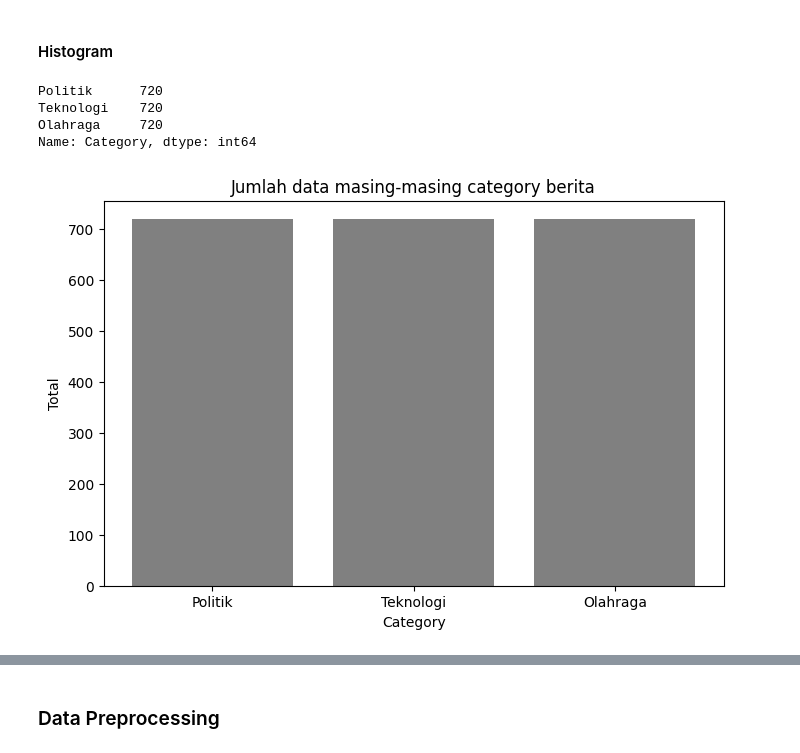
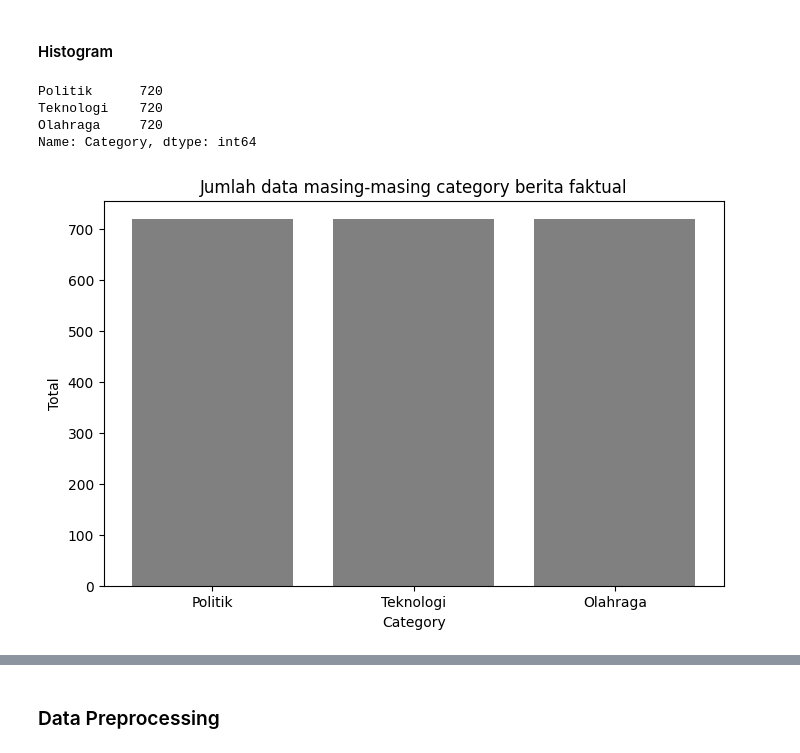
Before and after one commit to 6ill/NLP-Project-Fake-News-Indonesia, a Jupyter notebook: worksheet.ipynb, the cells around one changed output, grey strips where cells are left out. Saved outputs shown, nothing was run; the diff lists cells and outputs as text; code cells hidden in the pictures.

```diff
--- a/worksheet.ipynb
+++ b/worksheet.ipynb
@@ -85,32 +85,32 @@ Banyak data berita palsu:  2152
 category_series = real_news["Category"]
 
 # Convert to freq table
 freq_table = category_series.value_counts()
 display(freq_table)
 
 ### Bar Chart
 # Membangun list nilai x dan y untuk digambar di bar chart
 x = freq_table.index.to_list()
 y = freq_table.to_list()
 
 # mendefinisikan kanvas untuk menggambar diagram
 fig = plt.figure(figsize =(8, 5))
 
 # perintah untuk menggambar diagram di kanvas
 plt.bar(x, y, color='grey')
 
 # perintah untuk memberi label sumbu x dan y
 plt.xlabel("Category")
 plt.ylabel("Total")
 
 # perintah untuk memberi judul diagram
-plt.title("Jumlah data masing-masing category berita")
+plt.title("Jumlah data masing-masing category berita faktual")
 
 # perintah untuk menampilkan gambar di kanvas
 plt.show()
 # %% [output]
 Politik      720
 Teknologi    720
 Olahraga     720
 Name: Category, dtype: int64
-[figure, old version]
+[figure, new version]
```
Also changed, not shown: parts of 1 cell of this notebook.
